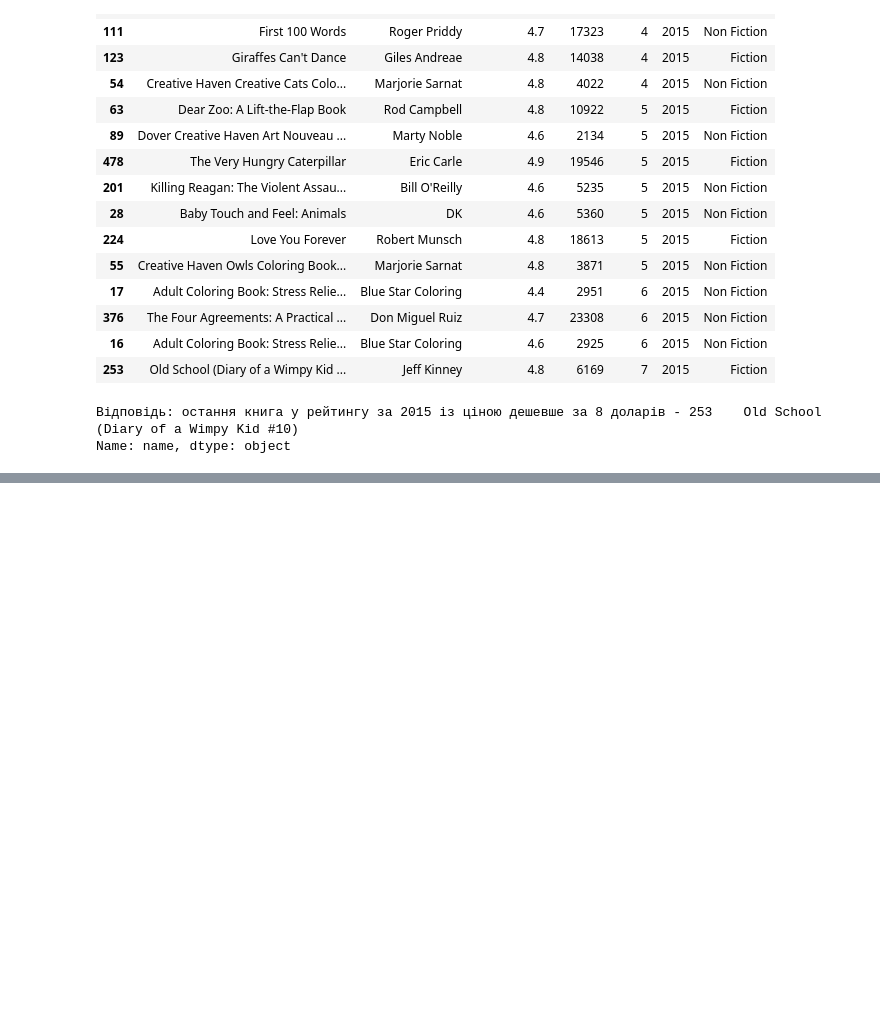
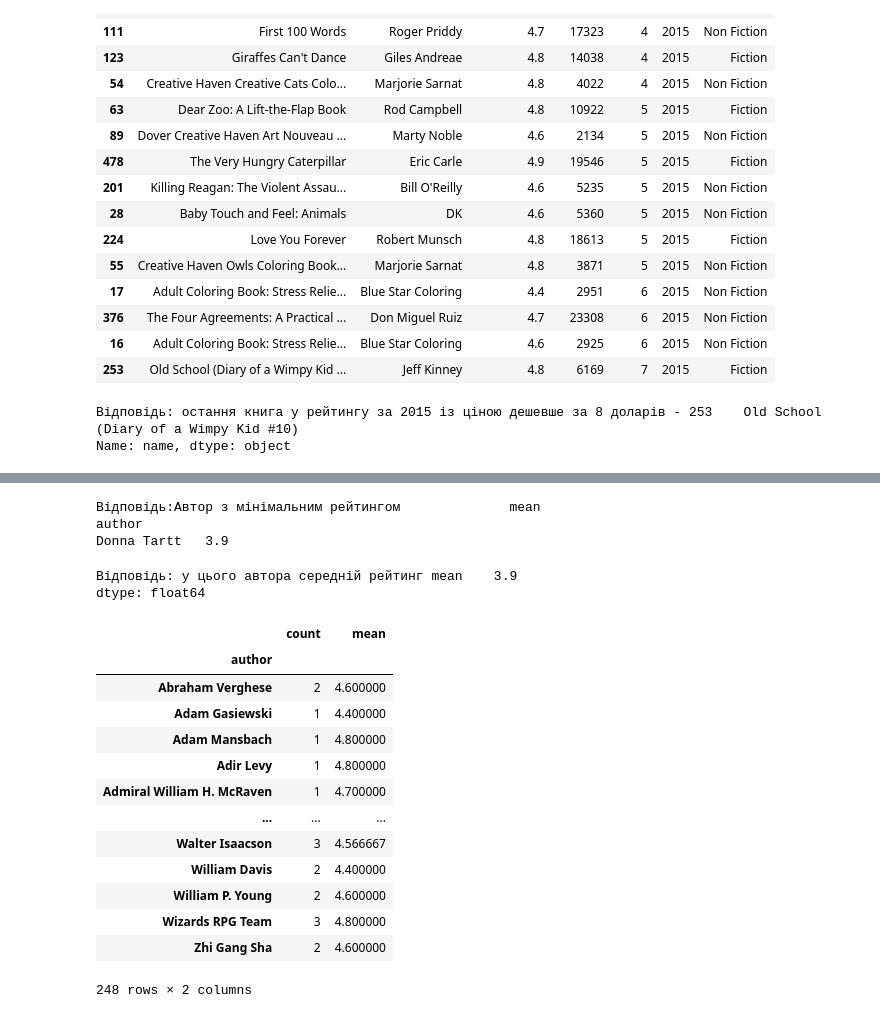
Before and after one commit to ValeraRishniak/HW_M02_goit_py_DS, a Jupyter notebook: hw2.3.ipynb, the cells around one changed output, grey strips where cells are left out. Cells and saved outputs as stored; diff of their text form; code cells hidden in the pictures; blank space fills up the shorter version.

```diff
--- a/hw2.3.ipynb
+++ b/hw2.3.ipynb
@@ -227,4 +243,5 @@ print(f"Відповідь: {answer}")
 # T6. Тепер створіть новий датафрейм, який вміщатиме кількість книг для кожного з авторів
         # (використовуйте функції groupby та agg, для підрахунку кількості використовуйте count).
         # Не беріть усі стовпці, виберете тільки потрібні
-some_new_df_1 = None
+table_groupby_author = table.groupby("author")["name"].agg(["count"])
+table_groupby_author
@@ -248,4 +289,6 @@ print(f"Відповідь: {answer}")
 # T10. Тепер створіть другий датафрейм, який буде вміщати середній рейтинг для кожного автора
         # (використовуйте функції groupby та agg, для підрахунку середнього значення використовуйте mean).
         # Не беріть усі стовпці, виберете тільки потрібні
-some_new_df_2 = None
+author_rating_mean = table.groupby(['author'])['user_rating'].agg(['mean'])
+author_rating_mean_sorted = author_rating_mean.sort_values(by=['mean'])
+author_rating_mean_sorted
@@ -252,19 +310,42 @@ some_new_df_2 = None
 # %%
 # P3. Агрегування даних та з'єднання таблиць
 # T11. У якого автора середній рейтинг мінімальний?
-answer = None
-print(f"Відповідь: {answer}")
+min_rating = author_rating_mean_sorted.head(1)
+print(f"Відповідь: Автор з мінімальним рейтингом {min_rating}")
+# %% [output]
+Відповідь:Автор з мінімальним рейтингом              mean
+author
+Donna Tartt   3.9
 # %%
 # P3. Агрегування даних та з'єднання таблиць
 # T12. Який у цього автора середній рейтинг?
-answer = None
-print(f"Відповідь: {answer}")
+min_rating = author_rating_mean_sorted.min()
+print(f"Відповідь: у цього автора середній рейтинг {min_rating}")
+# %% [output]
+Відповідь: у цього автора середній рейтинг mean    3.9
+dtype: float64
 # %%
 # P3. Агрегування даних та з'єднання таблиць
 # T13. З'єднайте останні два датафрейми так, щоб для кожного автора було видно кількість книг та середній рейтинг
         # (Використовуйте функцію concat з параметром axis=1).
         # Збережіть результат у змінну
-some_new_df_3 = None
+table_concat = pd.concat([table_groupby_author, author_rating_mean], axis=1)
+table_concat
+# %% [output]
+|  | count | mean |
+| author |  |  |
+| Abraham Verghese | 2 | 4.600000 |
+| Adam Gasiewski | 1 | 4.400000 |
+| Adam Mansbach | 1 | 4.800000 |
+| Adir Levy | 1 | 4.800000 |
+| Admiral William H. McRaven | 1 | 4.700000 |
+| ... | ... | ... |
+| Walter Isaacson | 3 | 4.566667 |
+| William Davis | 2 | 4.400000 |
+| William P. Young | 2 | 4.600000 |
+| Wizards RPG Team | 3 | 4.800000 |
+| Zhi Gang Sha | 2 | 4.600000 |
+248 rows × 2 columns
 # %%
 # P3. Агрегування даних та з'єднання таблиць
 # T14. Відсортуйте датафрейм за зростаючою кількістю книг та зростаючим рейтингом (використовуйте функцію sort_values)
```
Also changed, not shown: parts of 18 cells of this notebook.
